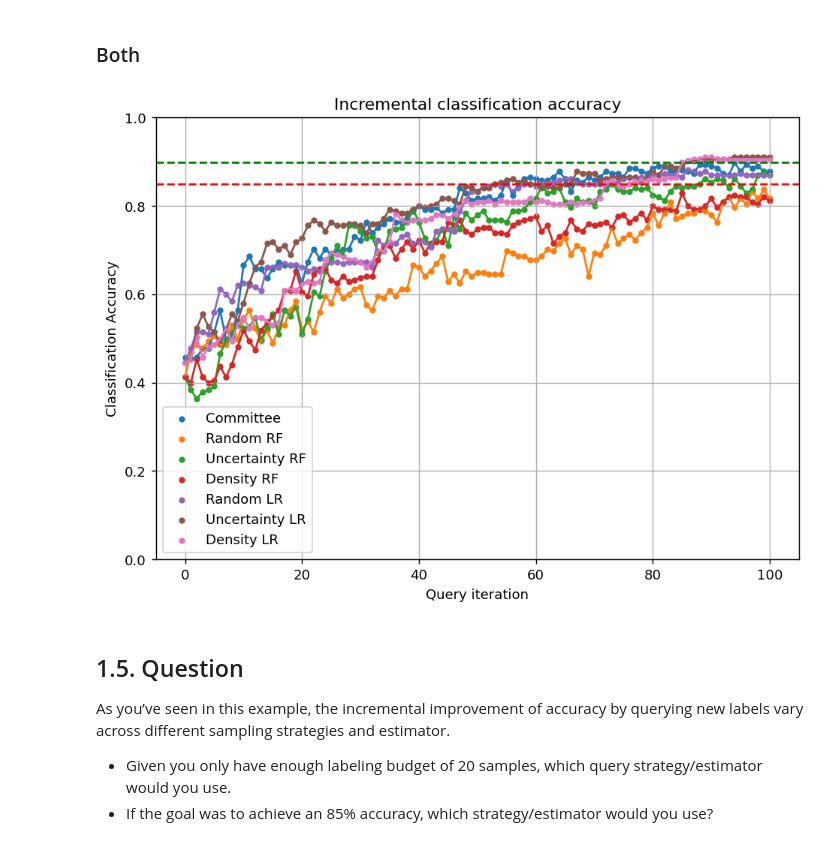
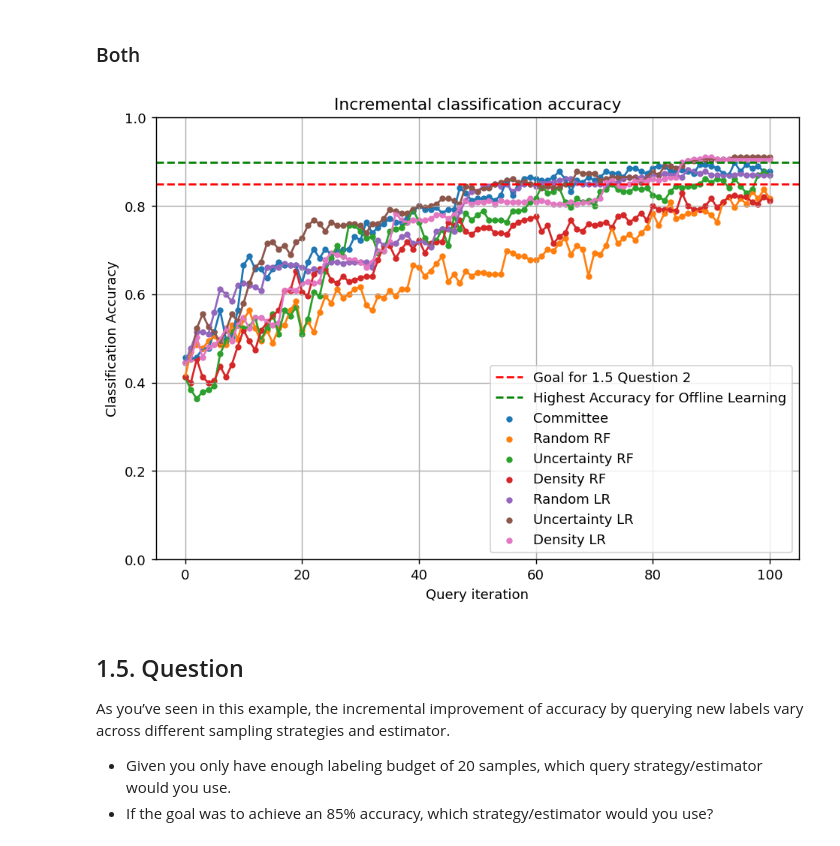
Before and after one commit to ryanquinnnelson/CMU-02750-Query-Selection-Methods-in-Active-Learning, a Jupyter notebook: HW2Q1_ryan.ipynb, the cells around one changed output. Saved outputs shown, nothing was run; the diff lists cells and outputs as text; code cells hidden in the pictures.

Commit message:
Finished Question 1

```diff
--- a/HW2Q1_ryan.ipynb
+++ b/HW2Q1_ryan.ipynb
@@ -771,38 +771,37 @@ ax.plot(history_comm)
 ax.scatter(range(len(history_comm)), history_comm, s=13, label = 'Committee')
 
 ax.plot(history_rand_rf)
 ax.scatter(range(len(history_rand_rf)), history_rand_rf, s=13, label = 'Random RF')
 
 ax.plot(history_uncert_rf)
 ax.scatter(range(len(history_uncert_rf)), history_uncert_rf, s=13, label = 'Uncertainty RF')
 
 ax.plot(history_dens_rf)
 ax.scatter(range(len(history_dens_rf)), history_dens_rf, s=13, label = 'Density RF')
 
 ax.plot(history_rand_lr)
 ax.scatter(range(len(history_rand_lr)), history_rand_lr, s=13, label = 'Random LR')
 
 ax.plot(history_uncert_lr)
 ax.scatter(range(len(history_uncert_lr)), history_uncert_lr, s=13, label = 'Uncertainty LR')
 
 ax.plot(history_dens_lr)
 ax.scatter(range(len(history_dens_lr)), history_dens_lr, s=13, label = 'Density LR')
 
 ax.set_ylim(bottom=0, top=1)
 ax.grid(True)
 
-# add horizontal line
-ax.axhline(y=0.85,color='r',linestyle='dashed') #
-ax.axhline(y=0.898,color='g',linestyle='dashed') # highest accuracy given the entire dataset
-
+# add horizontal lines for reference
+ax.axhline(y=0.85,color='r',linestyle='dashed', label='Goal for 1.5 Question 2')
+ax.axhline(y=0.898,color='g',linestyle='dashed', label='Highest Accuracy for Offline Learning')
 
 ax.set_title('Incremental classification accuracy')
 ax.set_xlabel('Query iteration')
 ax.set_ylabel('Classification Accuracy')
 ax.legend()
 plt.show()
 # %% [output]
-[figure, old version]
+[figure, new version]
 # %% [markdown]
 ## 1.5. Question
 As you’ve seen in this example, the incremental improvement of accuracy by querying new labels vary across different sampling strategies and estimator.
```
